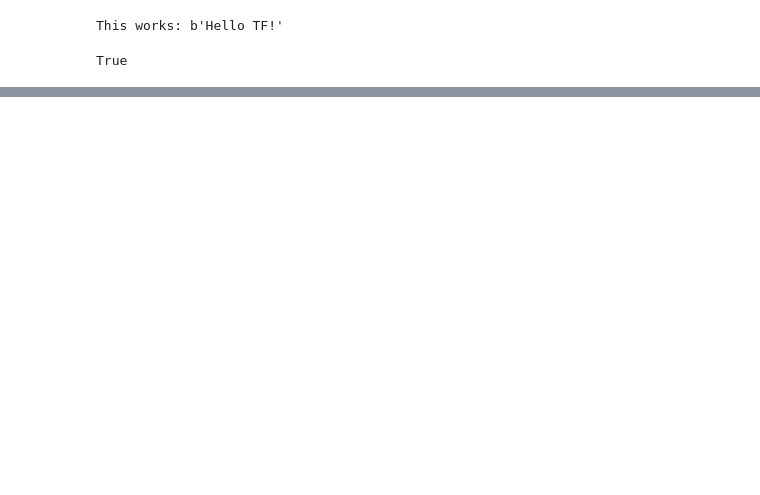
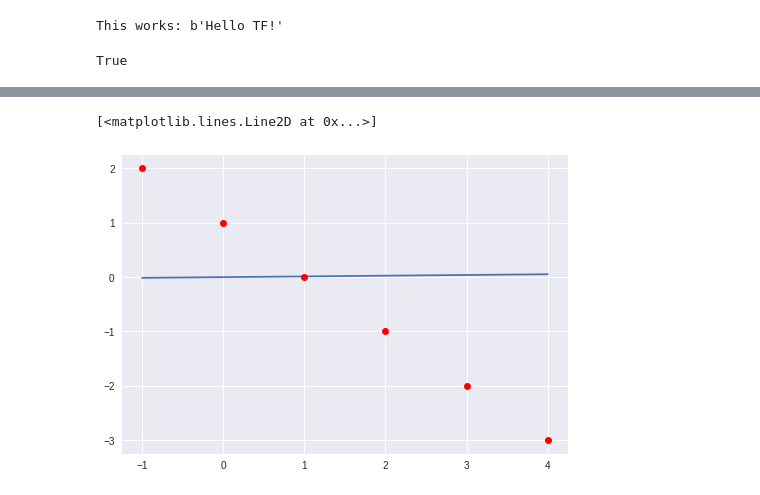
Before and after one commit to DJCordhose/deep-learning-crash-course-notebooks, a Jupyter notebook: tf-v2/tf-low-level.ipynb, the cells around one changed output, grey strips where cells are left out. Saved outputs shown, nothing was run; the diff lists cells and outputs as text; code cells hidden in the pictures; blank space fills up the shorter version.

```diff
--- a/tf-v2/tf-low-level.ipynb
+++ b/tf-v2/tf-low-level.ipynb
@@ -203,0 +76,21 @@ model.compile(loss='sparse_categorical_crossentropy',
+# %%
+from tensorflow.keras.layers import Layer
+
+class Linear(Layer):
+  """y = w.x + b"""
+
+  def __init__(self, units=1, input_dim=1):
+      super(Linear, self).__init__()
+      w_init = tf.random_normal_initializer()
+      self.w = tf.Variable(
+          initial_value = w_init(shape=(input_dim, units), dtype='float32'),
+          trainable=True)
+      b_init = tf.zeros_initializer()
+      self.b = tf.Variable(
+          initial_value = b_init(shape=(units,), dtype='float32'),
+          trainable=True)
+
+  def call(self, inputs):
+      return tf.matmul(inputs, self.w) + self.b
+
+linear_layer = Linear(1, 1)
@@ -203,0 +99,4 @@ model.compile(loss='sparse_categorical_crossentropy',
+# %%
+x = tf.constant(input, dtype=tf.float32)
+y_true = tf.constant(output, dtype=tf.float32)
+y_true
@@ -203,0 +111,3 @@ model.compile(loss='sparse_categorical_crossentropy',
+# %%
+y_pred = linear_layer(x)
+y_pred
@@ -203,0 +122,6 @@ model.compile(loss='sparse_categorical_crossentropy',
+# %%
+plt.plot(x, y_pred)
+plt.plot(input, output, 'ro')
+# %% [output]
+[<matplotlib.lines.Line2D at 0x...>]
+[figure, added]
```
Also changed, not shown: parts of 48 cells of this notebook.
